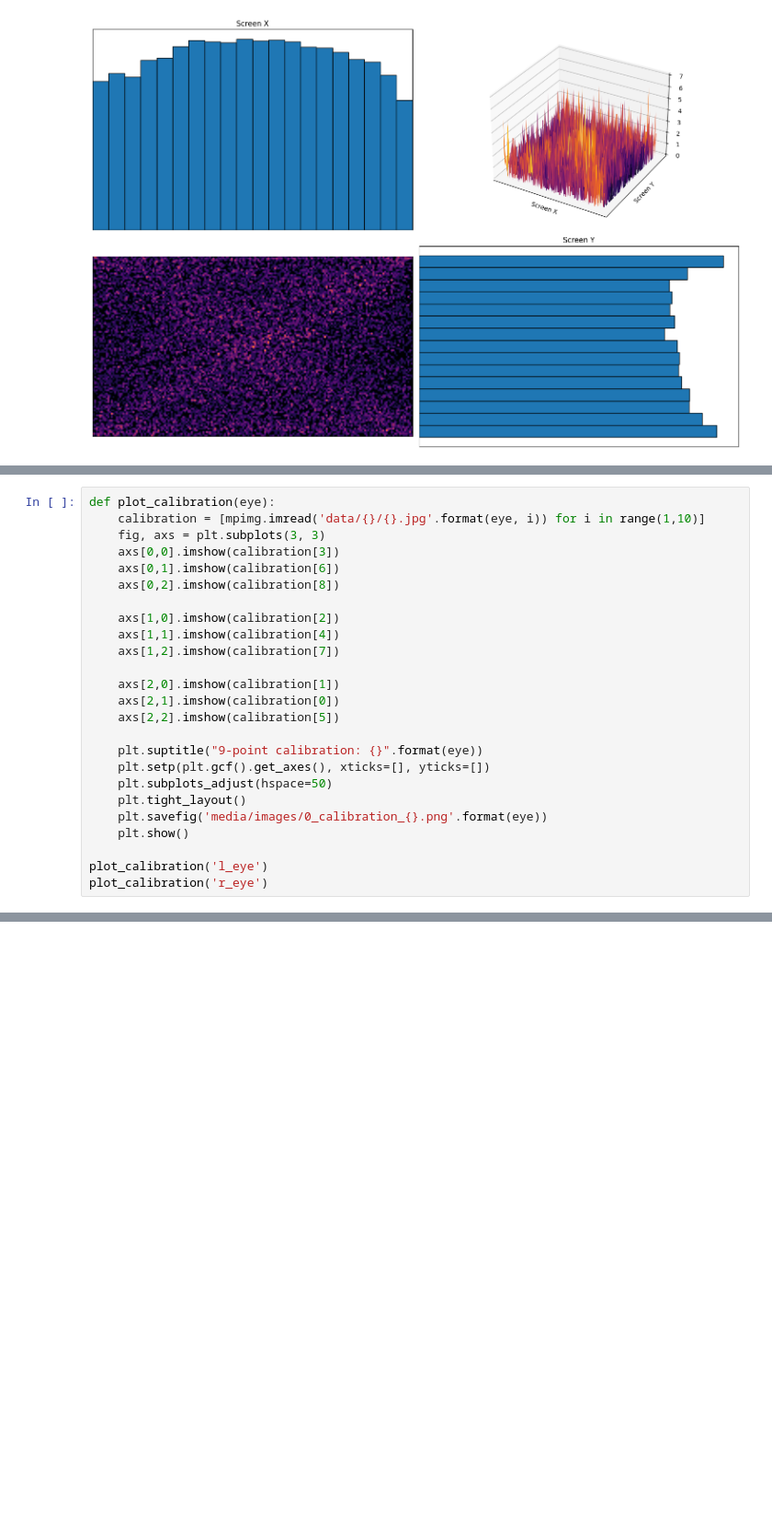
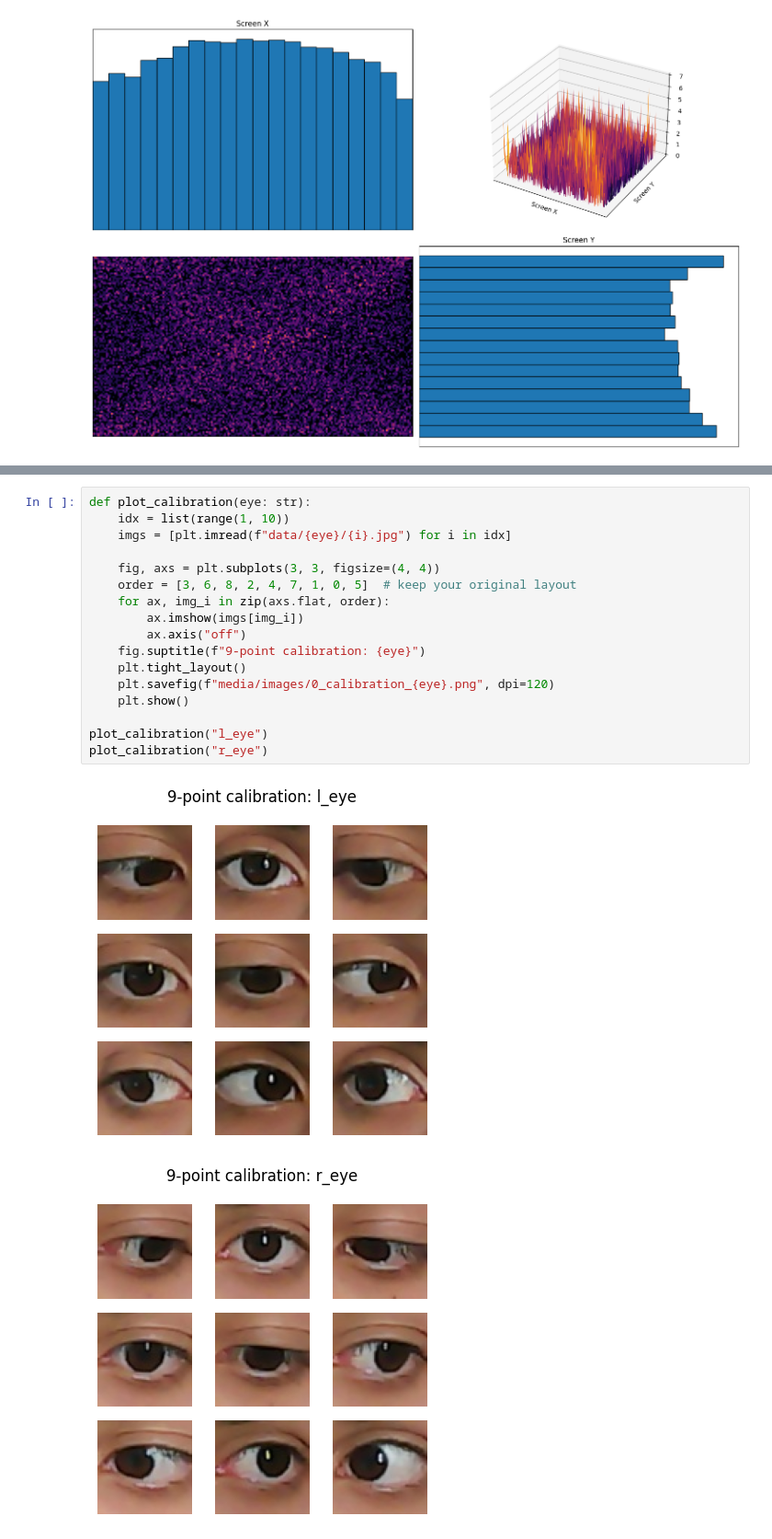
Before and after one commit to YssfDevOps/eye-tracker-vocacions, a Jupyter notebook: src/train_model.ipynb, the cells around one changed output, grey strips where cells are left out. Shown at 92% size. Cells and saved outputs as stored; diff of their text form; blank space fills up the shorter version.

```diff
--- a/src/train_model.ipynb
+++ b/src/train_model.ipynb
@@ -83,25 +98,0 @@ plt.show()
-# %%
-def plot_calibration(eye):
-    calibration = [mpimg.imread('data/{}/{}.jpg'.format(eye, i)) for i in range(1,10)]
-    fig, axs = plt.subplots(3, 3)
-    axs[0,0].imshow(calibration[3])
-    axs[0,1].imshow(calibration[6])
-    axs[0,2].imshow(calibration[8])
-
-    axs[1,0].imshow(calibration[2])
-    axs[1,1].imshow(calibration[4])
-    axs[1,2].imshow(calibration[7])
-
-    axs[2,0].imshow(calibration[1])
-    axs[2,1].imshow(calibration[0])
-    axs[2,2].imshow(calibration[5])
-
-    plt.suptitle("9-point calibration: {}".format(eye))
-    plt.setp(plt.gcf().get_axes(), xticks=[], yticks=[])
-    plt.subplots_adjust(hspace=50)
-    plt.tight_layout()
-    plt.savefig('media/images/0_calibration_{}.png'.format(eye))
-    plt.show()
-
-plot_calibration('l_eye')
-plot_calibration('r_eye')
@@ -111,2 +99,22 @@ plot_calibration('r_eye')
+# %%
+def plot_calibration(eye: str):
+    idx = list(range(1, 10))
+    imgs = [plt.imread(f"data/{eye}/{i}.jpg") for i in idx]
+
+    fig, axs = plt.subplots(3, 3, figsize=(4, 4))
+    order = [3, 6, 8, 2, 4, 7, 1, 0, 5]  # keep your original layout
+    for ax, img_i in zip(axs.flat, order):
+        ax.imshow(imgs[img_i])
+        ax.axis("off")
+    fig.suptitle(f"9-point calibration: {eye}")
+    plt.tight_layout()
+    plt.savefig(f"media/images/0_calibration_{eye}.png", dpi=120)
+    plt.show()
+
+plot_calibration("l_eye")
+plot_calibration("r_eye")
+# %% [output]
+[figure, added]
+[figure, added]
 # %%
 config = {
```
Also changed, not shown: parts of 14 cells of this notebook, 3 other files.
